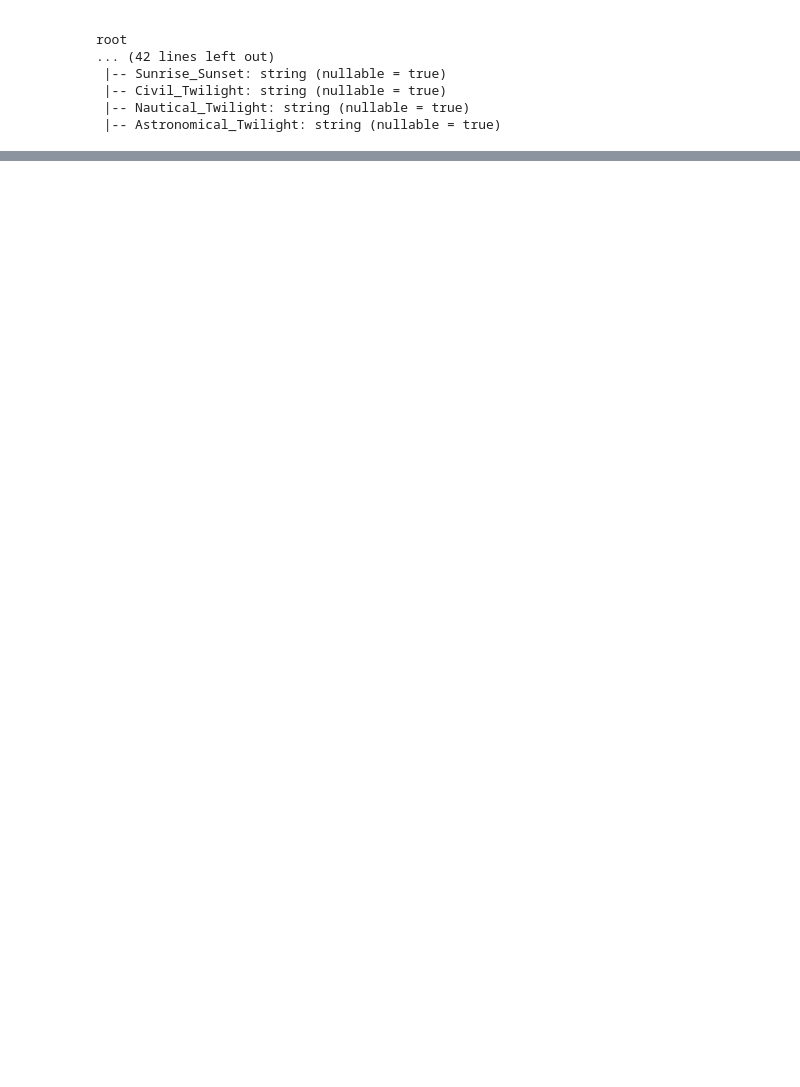
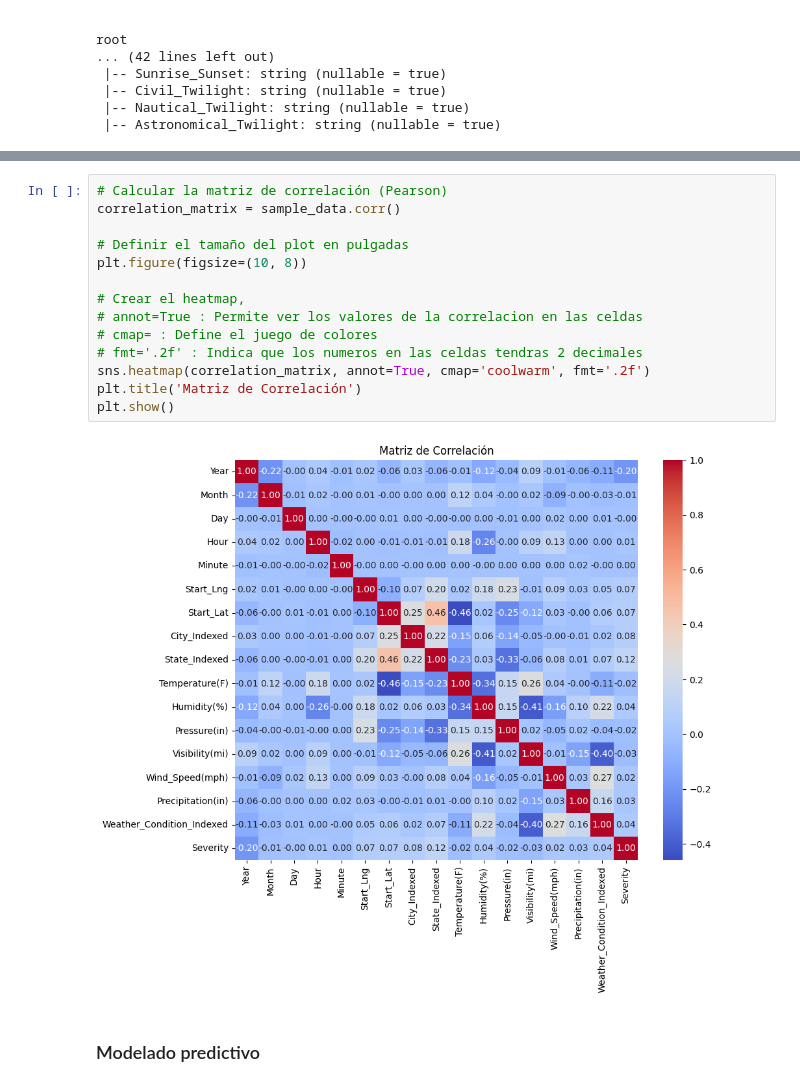
Before and after one commit to juquinterope/ppi_pl_QUINTEROjf, a Jupyter notebook: accidentes_trafico/accidentes.ipynb, the cells around one changed output, grey strips where cells are left out. Saved outputs shown, nothing was run; the diff lists cells and outputs as text; blank space fills up the shorter version.

```diff
--- a/accidentes_trafico/accidentes.ipynb
+++ b/accidentes_trafico/accidentes.ipynb
@@ -116,0 +141,18 @@ only showing top 5 rows
+# %%
+# Calcular la matriz de correlación (Pearson)
+correlation_matrix = sample_data.corr()
+
+# Definir el tamaño del plot en pulgadas
+plt.figure(figsize=(10, 8))
+
+# Crear el heatmap,
+# annot=True : Permite ver los valores de la correlacion en las celdas
+# cmap= : Define el juego de colores
+# fmt='.2f' : Indica que los numeros en las celdas tendras 2 decimales
+sns.heatmap(correlation_matrix, annot=True, cmap='coolwarm', fmt='.2f')
+plt.title('Matriz de Correlación')
+plt.show()
+# %% [output]
+[figure, added]
+# %% [markdown]
+### Modelado predictivo
```
Also changed, not shown: parts of 6 cells of this notebook, 1 other file.
